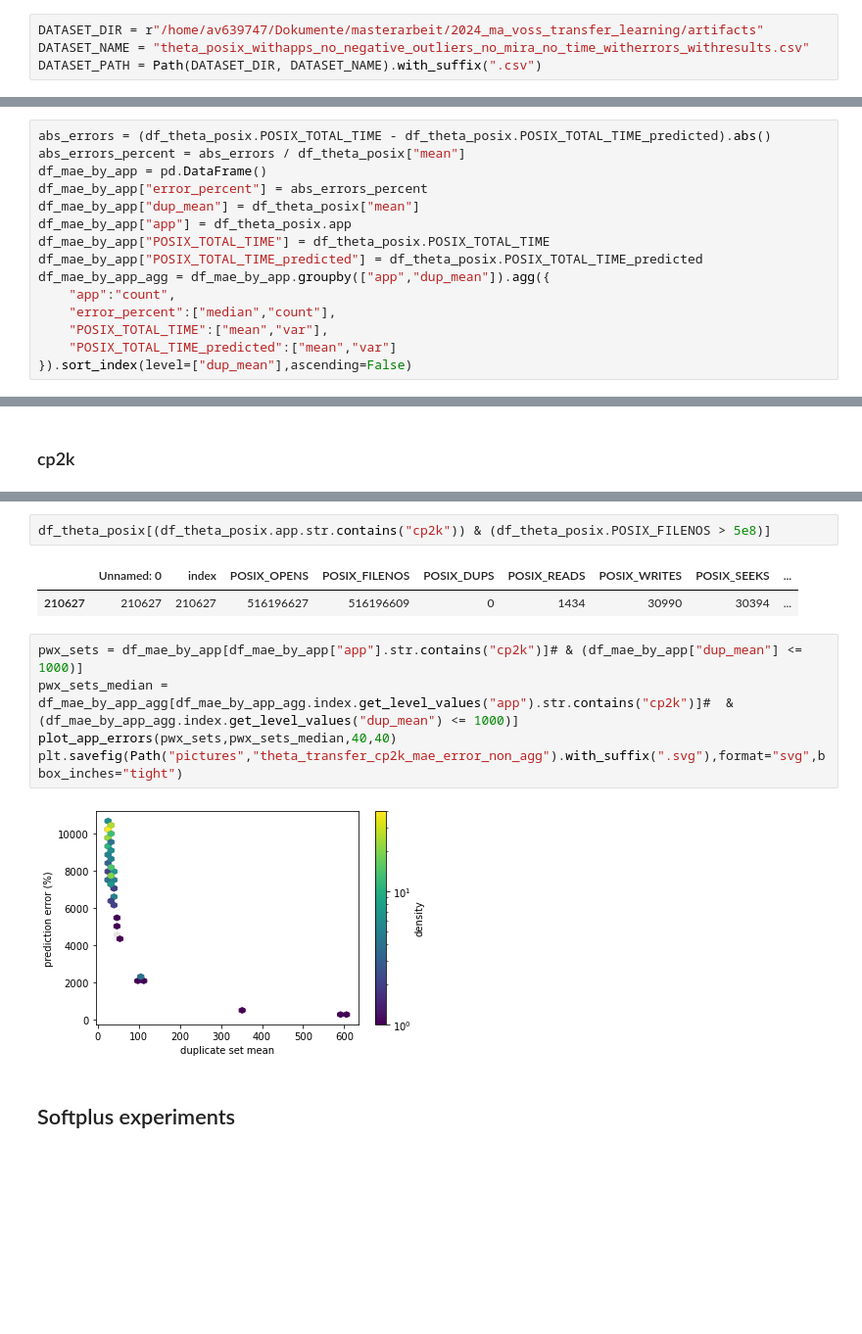
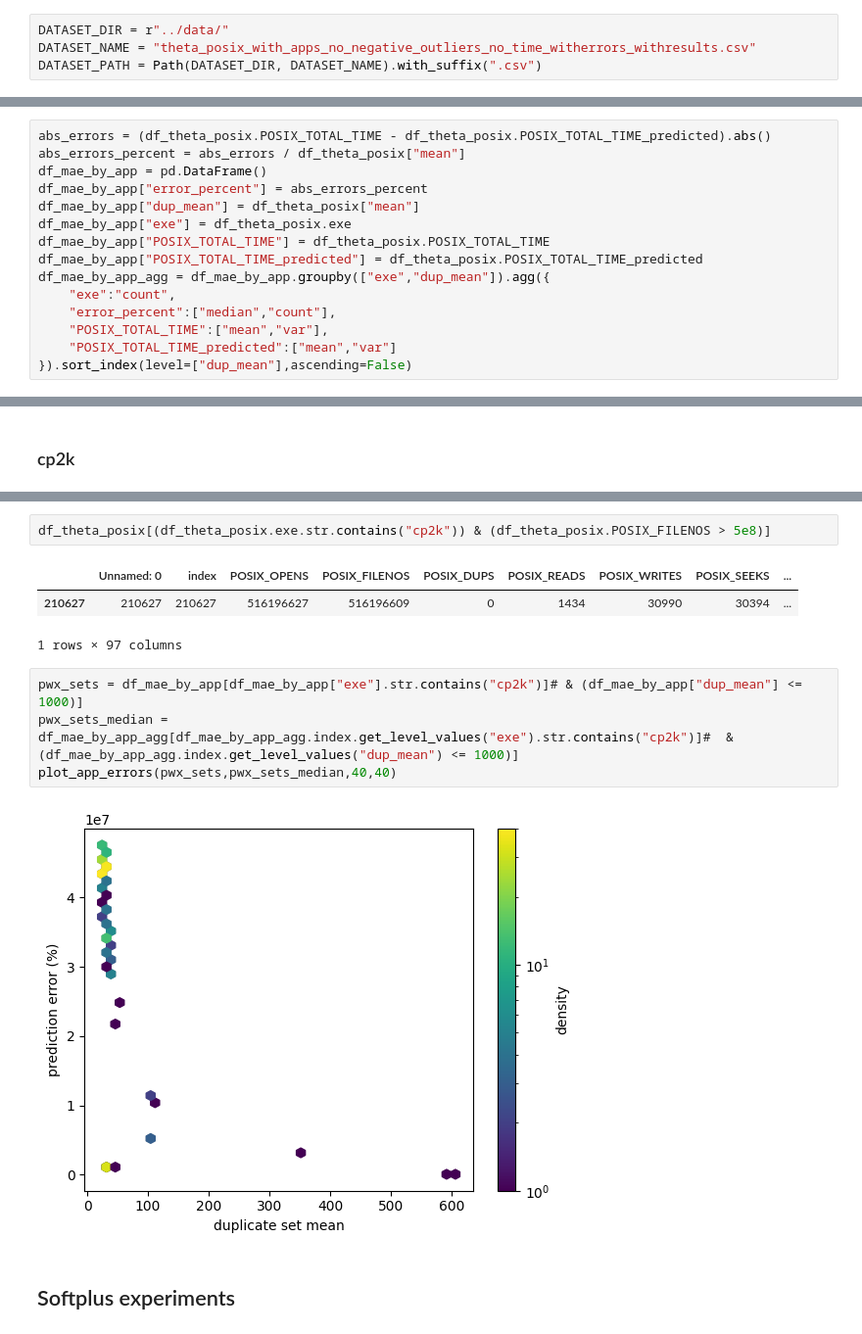
Before and after one commit to arcturus5340/IOTransferLearning, a Jupyter notebook: interpretability/theta_transfer_plot.ipynb, the cells around one changed output, grey strips where cells are left out. Shown: that part at 98% size. Saved outputs shown, nothing was run; the diff lists cells and outputs as text; blank space fills up the shorter version.

```diff
--- a/interpretability/theta_transfer_plot.ipynb
+++ b/interpretability/theta_transfer_plot.ipynb
@@ -11,6 +9,6 @@ Force Pandas to show all columns respectively rows
 # %%
-DATASET_DIR = r"/home/av639747/Dokumente/masterarbeit/2024_ma_voss_transfer_learning/artifacts"
-DATASET_NAME = "theta_posix_withapps_no_negative_outliers_no_mira_no_time_witherrors_withresults.csv"
+DATASET_DIR = r"../data/"
+DATASET_NAME = "theta_posix_with_apps_no_negative_outliers_no_time_witherrors_withresults.csv"
 DATASET_PATH = Path(DATASET_DIR, DATASET_NAME).with_suffix(".csv")
 # %%
 df_theta_posix = pd.read_csv(DATASET_PATH)
@@ -150,11 +160,11 @@ abs_errors_percent = abs_errors / df_theta_posix["mean"]
 df_mae_by_app = pd.DataFrame()
 df_mae_by_app["error_percent"] = abs_errors_percent
 df_mae_by_app["dup_mean"] = df_theta_posix["mean"]
-df_mae_by_app["app"] = df_theta_posix.app
+df_mae_by_app["exe"] = df_theta_posix.exe
 df_mae_by_app["POSIX_TOTAL_TIME"] = df_theta_posix.POSIX_TOTAL_TIME
 df_mae_by_app["POSIX_TOTAL_TIME_predicted"] = df_theta_posix.POSIX_TOTAL_TIME_predicted
-df_mae_by_app_agg = df_mae_by_app.groupby(["app","dup_mean"]).agg({
-    "app":"count",
+df_mae_by_app_agg = df_mae_by_app.groupby(["exe","dup_mean"]).agg({
+    "exe":"count",
     "error_percent":["median","count"],
     "POSIX_TOTAL_TIME":["mean","var"],
     "POSIX_TOTAL_TIME_predicted":["mean","var"]
@@ -432,15 +430,15 @@ df_theta_posix[df_theta_posix["mean"] == df_large_sets_cp2k.iloc[0]["dup_mean"][
 # %%
-df_theta_posix[(df_theta_posix.app.str.contains("cp2k")) & (df_theta_posix.POSIX_FILENOS > 5e8)]
+df_theta_posix[(df_theta_posix.exe.str.contains("cp2k")) & (df_theta_posix.POSIX_FILENOS > 5e8)]
 # %% [output]
 |  | Unnamed: 0 | index | POSIX_OPENS | POSIX_FILENOS | POSIX_DUPS | POSIX_READS | POSIX_WRITES | POSIX_SEEKS | ... |
 | 210627 | 210627 | 210627 | 516196627 | 516196609 | 0 | 1434 | 30990 | 30394 | ... |
+1 rows × 97 columns
 # %%
-pwx_sets = df_mae_by_app[df_mae_by_app["app"].str.contains("cp2k")]# & (df_mae_by_app["dup_mean"] <= 1000)]
-pwx_sets_median = df_mae_by_app_agg[df_mae_by_app_agg.index.get_level_values("app").str.contains("cp2k")]#  & (df_mae_by_app_agg.index.get_level_values("dup_mean") <= 1000)]
+pwx_sets = df_mae_by_app[df_mae_by_app["exe"].str.contains("cp2k")]# & (df_mae_by_app["dup_mean"] <= 1000)]
+pwx_sets_median = df_mae_by_app_agg[df_mae_by_app_agg.index.get_level_values("exe").str.contains("cp2k")]#  & (df_mae_by_app_agg.index.get_level_values("dup_mean") <= 1000)]
 plot_app_errors(pwx_sets,pwx_sets_median,40,40)
-plt.savefig(Path("pictures","theta_transfer_cp2k_mae_error_non_agg").with_suffix(".svg"),format="svg",bbox_inches="tight")
 # %% [output]
-[figure, old version]
+[figure, new version]
 # %% [markdown]
 ## Softplus experiments
 # %%
```
Also changed, not shown: parts of 37 cells of this notebook, 6 other files.
